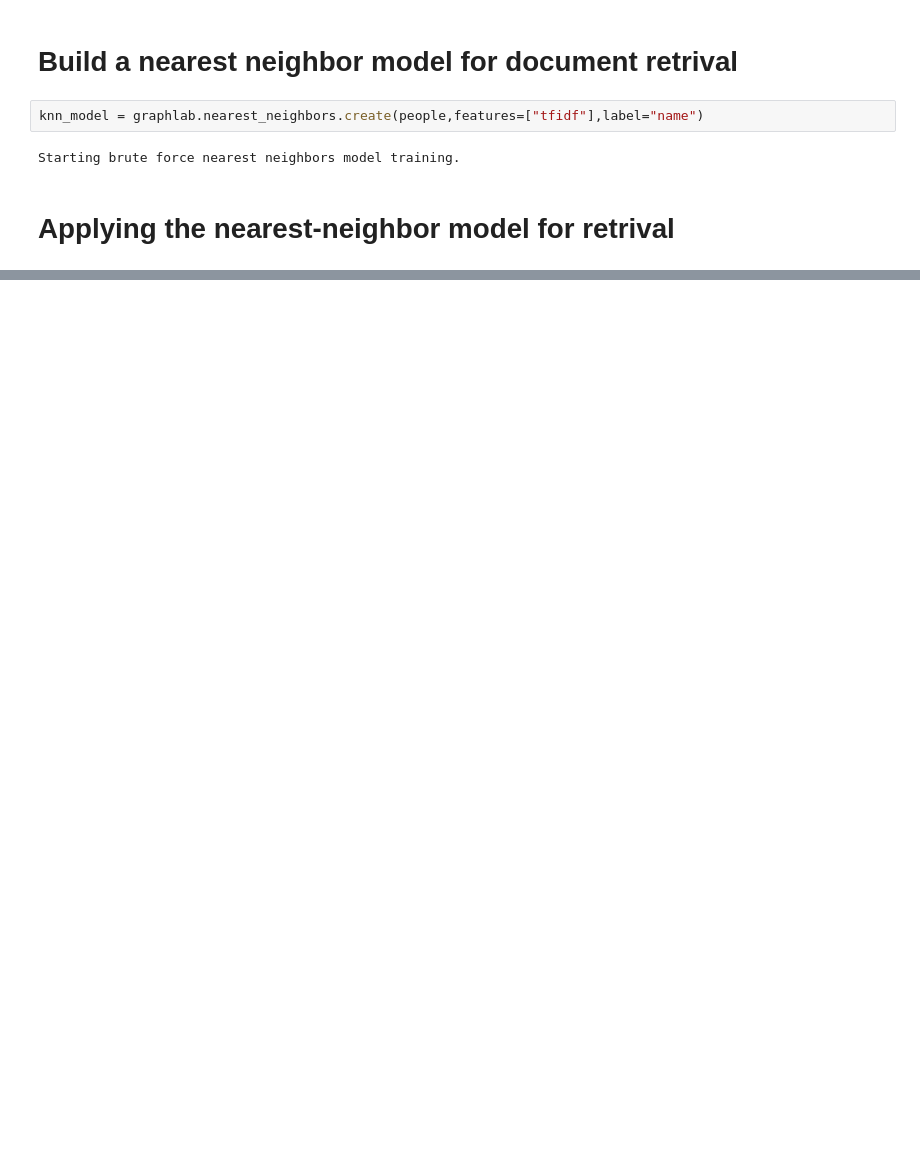
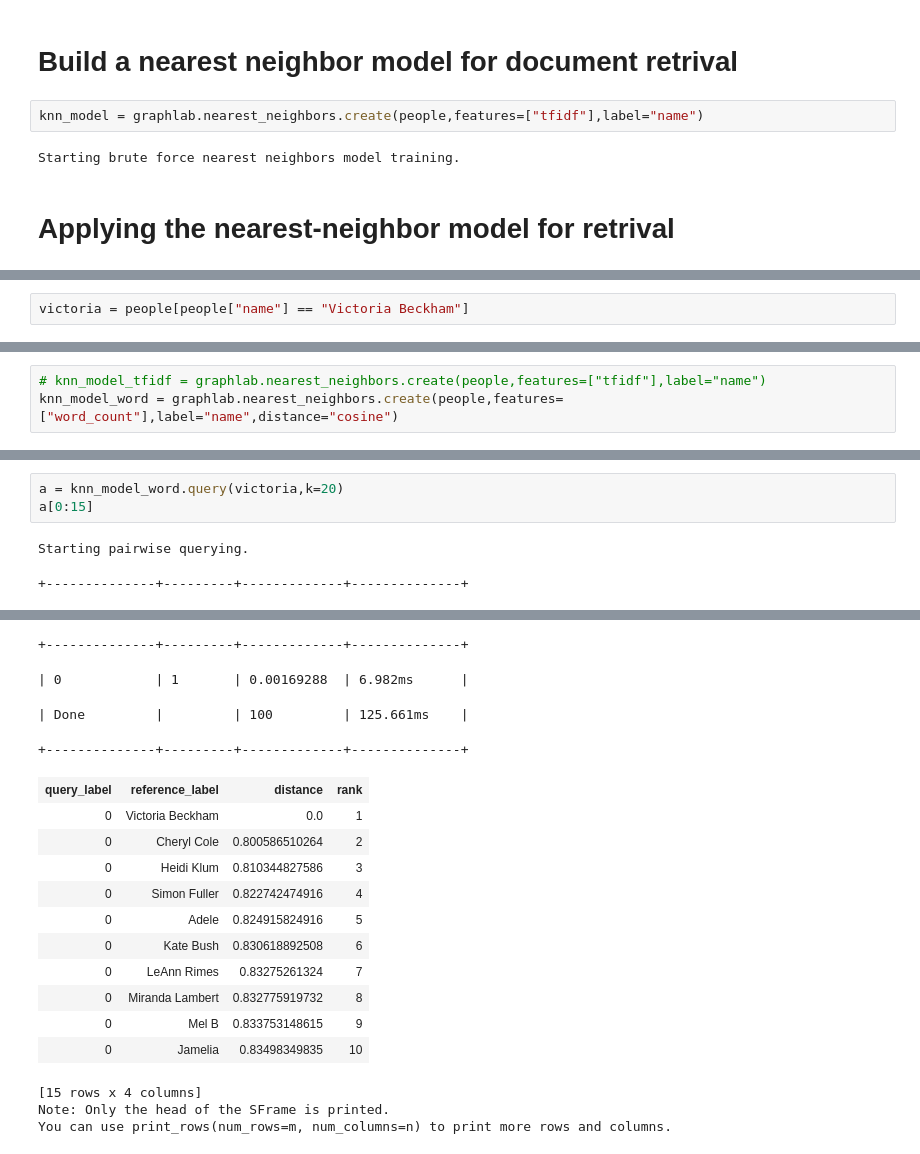
Before and after one commit to LelandYan/CUMCM-2019-problem-C, a Jupyter notebook: University_of_Washington_ml/week4/document retrival.ipynb, the cells around one changed output, grey strips where cells are left out. Drawn from its saved outputs; the diff is of its cells as text; blank space fills up the shorter version.

```diff
--- a/University_of_Washington_ml/week4/document retrival.ipynb
+++ b/University_of_Washington_ml/week4/document retrival.ipynb
@@ -213,0 +238,2 @@ swift = people[people["name"] == "Taylor "]
+# %%
+victoria = people[people["name"] == "Victoria Beckham"]
@@ -213,0 +250,3 @@ swift = people[people["name"] == "Taylor "]
+# %%
+# knn_model_tfidf = graphlab.nearest_neighbors.create(people,features=["tfidf"],label="name")
+knn_model_word = graphlab.nearest_neighbors.create(people,features=["word_count"],label="name",distance="cosine")
@@ -213,0 +272,6 @@ swift = people[people["name"] == "Taylor "]
+# %%
+a = knn_model_word.query(victoria,k=20)
+a[0:15]
+# %% [output]
+Starting pairwise querying.
++--------------+---------+-------------+--------------+
@@ -213,0 +279,18 @@ swift = people[people["name"] == "Taylor "]
++--------------+---------+-------------+--------------+
+| 0            | 1       | 0.00169288  | 6.982ms      |
+| Done         |         | 100         | 125.661ms    |
++--------------+---------+-------------+--------------+
+| query_label | reference_label | distance | rank |
+| 0 | Victoria Beckham | 0.0 | 1 |
+| 0 | Cheryl Cole | 0.800586510264 | 2 |
+| 0 | Heidi Klum | 0.810344827586 | 3 |
+| 0 | Simon Fuller | 0.822742474916 | 4 |
+| 0 | Adele | 0.824915824916 | 5 |
+| 0 | Kate Bush | 0.830618892508 | 6 |
+| 0 | LeAnn Rimes | 0.83275261324 | 7 |
+| 0 | Miranda Lambert | 0.832775919732 | 8 |
+| 0 | Mel B | 0.833753148615 | 9 |
+| 0 | Jamelia | 0.83498349835 | 10 |
+[15 rows x 4 columns]
+Note: Only the head of the SFrame is printed.
+You can use print_rows(num_rows=m, num_columns=n) to print more rows and columns.
```
Also changed, not shown: parts of 22 cells of this notebook, 26 other files.
